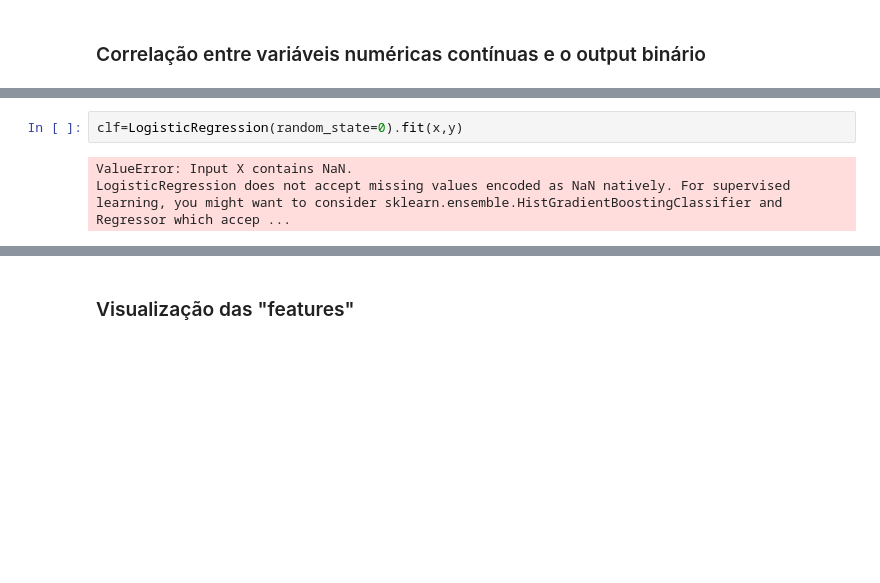
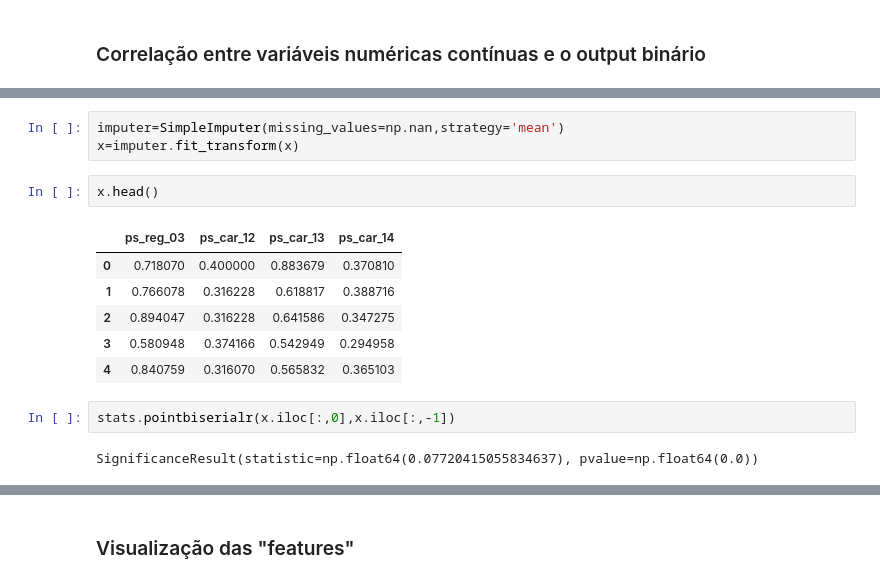
Before and after one commit to RodolfoPCruz/insurance-safe-driver-prediction, a Jupyter notebook: analise_exploratoria.ipynb, the cells around one changed output, grey strips where cells are left out. Drawn from its saved outputs; the diff is of its cells as text; blank space fills up the shorter version.

```diff
--- a/analise_exploratoria.ipynb
+++ b/analise_exploratoria.ipynb
@@ -526,5 +594,16 @@ y=train[['target']]
+# %%
+imputer=SimpleImputer(missing_values=np.nan,strategy='mean')
+x=imputer.fit_transform(x)
+# %%
+x.head()
+# %% [output]
+|  | ps_reg_03 | ps_car_12 | ps_car_13 | ps_car_14 |
+| 0 | 0.718070 | 0.400000 | 0.883679 | 0.370810 |
+| 1 | 0.766078 | 0.316228 | 0.618817 | 0.388716 |
+| 2 | 0.894047 | 0.316228 | 0.641586 | 0.347275 |
+| 3 | 0.580948 | 0.374166 | 0.542949 | 0.294958 |
+| 4 | 0.840759 | 0.316070 | 0.565832 | 0.365103 |
 # %%
-clf=LogisticRegression(random_state=0).fit(x,y)
+stats.pointbiserialr(x.iloc[:,0],x.iloc[:,-1])
 # %% [output]
-ValueError: Input X contains NaN.
-LogisticRegression does not accept missing values encoded as NaN natively. For supervised learning, you might want to consider sklearn.ensemble.HistGradientBoostingClassifier and Regressor which accep ...
+SignificanceResult(statistic=np.float64(0.07720415055834637), pvalue=np.float64(0.0))
```
Also changed, not shown: parts of 15 cells of this notebook.
